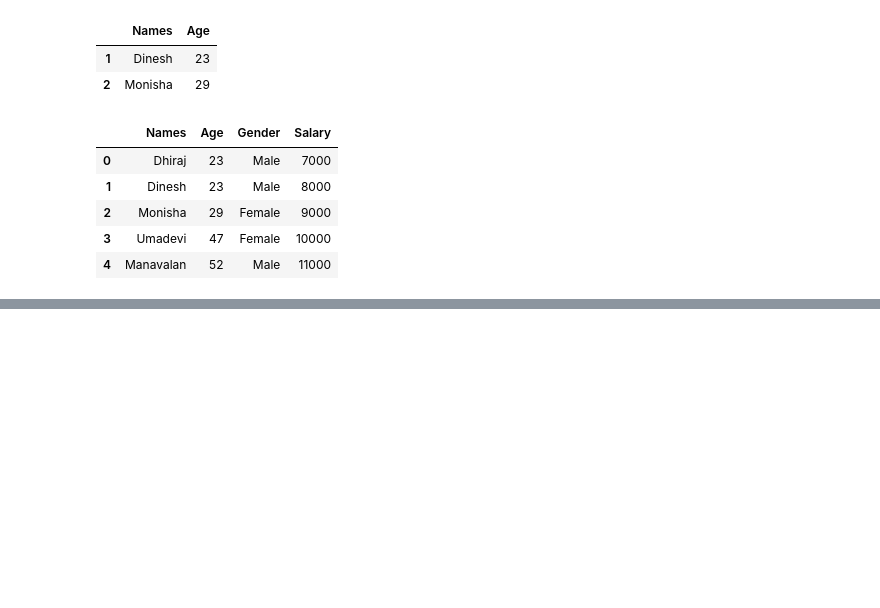
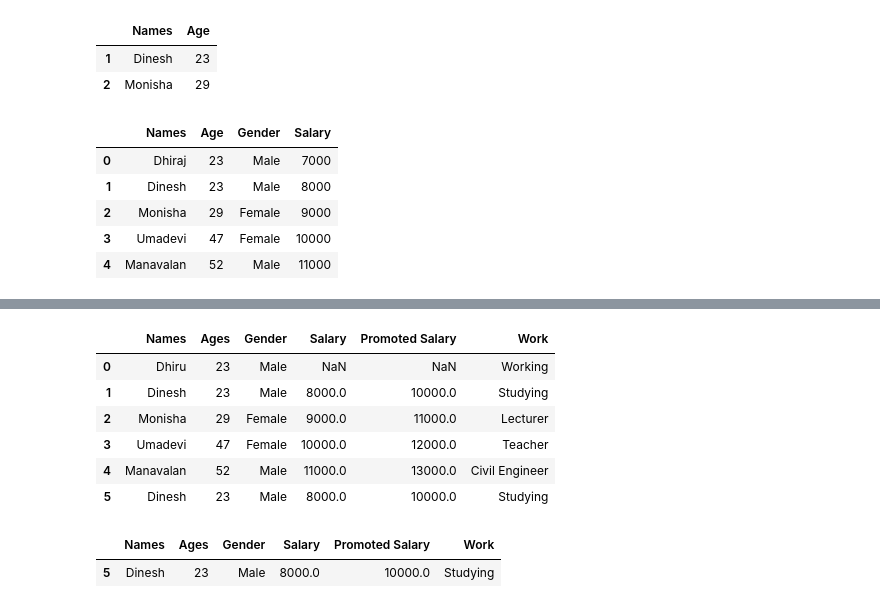
Before and after one commit to dhirajmanavalan/DataProcessing, a Jupyter notebook: Pandas/Practice_pandas.ipynb, the cells around one changed output, grey strips where cells are left out. Saved outputs shown, nothing was run; the diff lists cells and outputs as text; code cells hidden in the pictures; blank space fills up the shorter version.

```diff
--- a/Pandas/Practice_pandas.ipynb
+++ b/Pandas/Practice_pandas.ipynb
@@ -266,0 +531,2 @@ data
+# %%
+data['Names'] = data['Names'].replace('Dhiraj','Dhiru')
@@ -266,0 +542,2 @@ data
+# %%
+data['Names'] = data['Names'].replace('Dhiraj','Dhiru')
@@ -266,0 +553,2 @@ data
+# %%
+data['Names'] = data['Names'].replace('DHiru','Dhiru')
@@ -266,0 +577,27 @@ data
+# %%
+data = pd.concat([
+    data,
+    pd.DataFrame([{
+        "Names": "Dinesh",
+        "Ages": 23,
+        "Gender": "Male",
+        "Salary": 8000,
+        "Promoted Salary": 10000,
+        "Work": "Studying"
+    }])
+], ignore_index=True)
+# %%
+data
+# %% [output]
+|  | Names | Ages | Gender | Salary | Promoted Salary | Work |
+| 0 | Dhiru | 23 | Male | NaN | NaN | Working |
+| 1 | Dinesh | 23 | Male | 8000.0 | 10000.0 | Studying |
+| 2 | Monisha | 29 | Female | 9000.0 | 11000.0 | Lecturer |
+| 3 | Umadevi | 47 | Female | 10000.0 | 12000.0 | Teacher |
+| 4 | Manavalan | 52 | Male | 11000.0 | 13000.0 | Civil Engineer |
+| 5 | Dinesh | 23 | Male | 8000.0 | 10000.0 | Studying |
+# %%
+data[data.duplicated()]
+# %% [output]
+|  | Names | Ages | Gender | Salary | Promoted Salary | Work |
+| 5 | Dinesh | 23 | Male | 8000.0 | 10000.0 | Studying |
```
Also changed, not shown: parts of 52 cells of this notebook.
